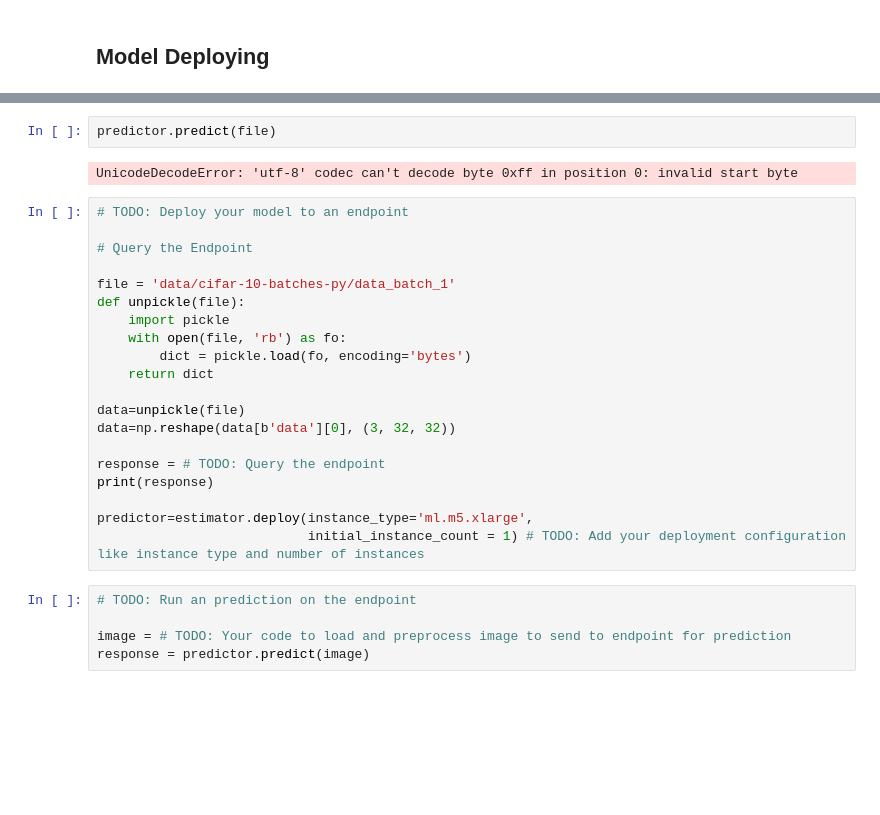
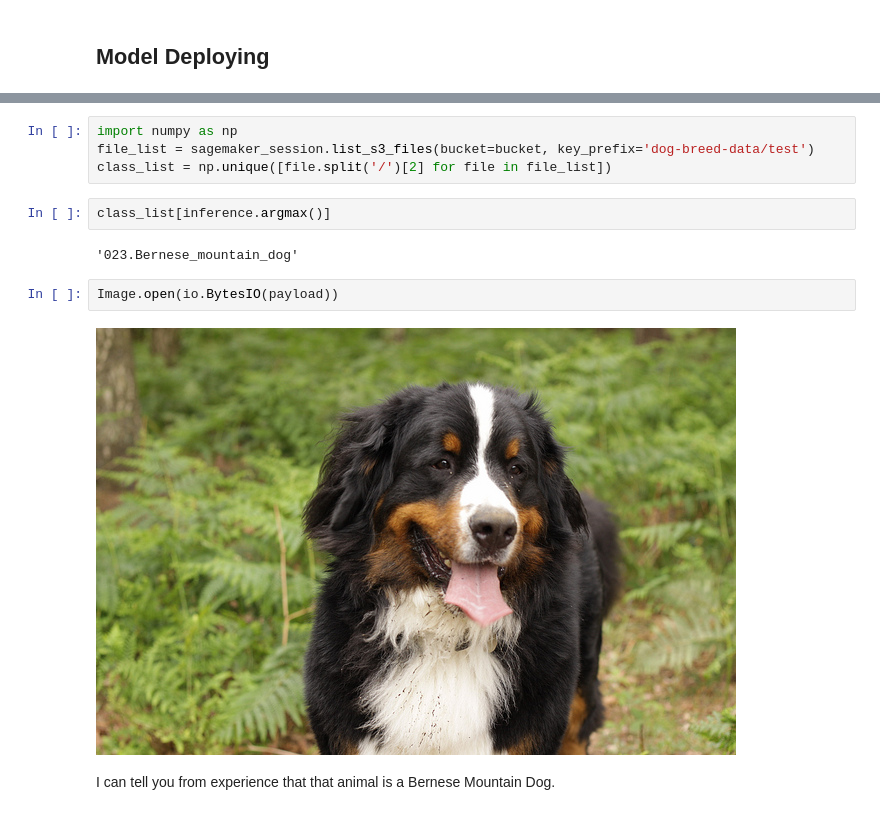
Before and after one commit to mgray39/dog-breed-project, a Jupyter notebook: train_and_deploy.ipynb, the cells around one changed output, grey strips where cells are left out. Drawn from its saved outputs; the diff is of its cells as text; blank space fills up the shorter version.

```diff
--- a/train_and_deploy.ipynb
+++ b/train_and_deploy.ipynb
@@ -484,32 +473,17 @@ file = PIL.ImageFile.io.open('img/Bernese_mountain_dog_01651.jpg')
-# %%
-predictor.predict(file)
-# %% [output]
-UnicodeDecodeError: 'utf-8' codec can't decode byte 0xff in position 0: invalid start byte
-# %%
-# TODO: Deploy your model to an endpoint
-
-# Query the Endpoint
-
-file = 'data/cifar-10-batches-py/data_batch_1'
-def unpickle(file):
-    import pickle
-    with open(file, 'rb') as fo:
-        dict = pickle.load(fo, encoding='bytes')
-    return dict
-
-data=unpickle(file)
-data=np.reshape(data[b'data'][0], (3, 32, 32))
-
-response = # TODO: Query the endpoint
-print(response)
-
-predictor=estimator.deploy(instance_type='ml.m5.xlarge',
-                           initial_instance_count = 1) # TODO: Add your deployment configuration like instance type and number of instances
-# %%
-# TODO: Run an prediction on the endpoint
-
-image = # TODO: Your code to load and preprocess image to send to endpoint for prediction
-response = predictor.predict(image)
+# %%
+import numpy as np
+file_list = sagemaker_session.list_s3_files(bucket=bucket, key_prefix='dog-breed-data/test')
+class_list = np.unique([file.split('/')[2] for file in file_list])
+# %%
+class_list[inference.argmax()]
+# %% [output]
+'023.Bernese_mountain_dog'
+# %%
+Image.open(io.BytesIO(payload))
+# %% [output]
+[figure, added]
+# %% [markdown]
+I can tell you from experience that that animal is a Bernese Mountain Dog.
 # %%
 # TODO: Remember to shutdown/delete your endpoint once your work is done
 predictor.delete_endpoint()
```
Also changed, not shown: parts of 11 cells of this notebook, 4 other files.
